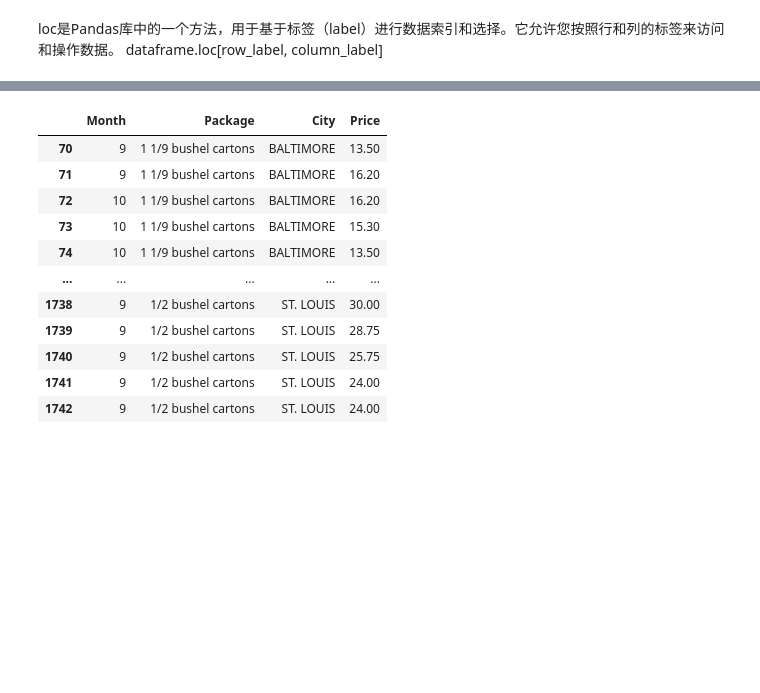
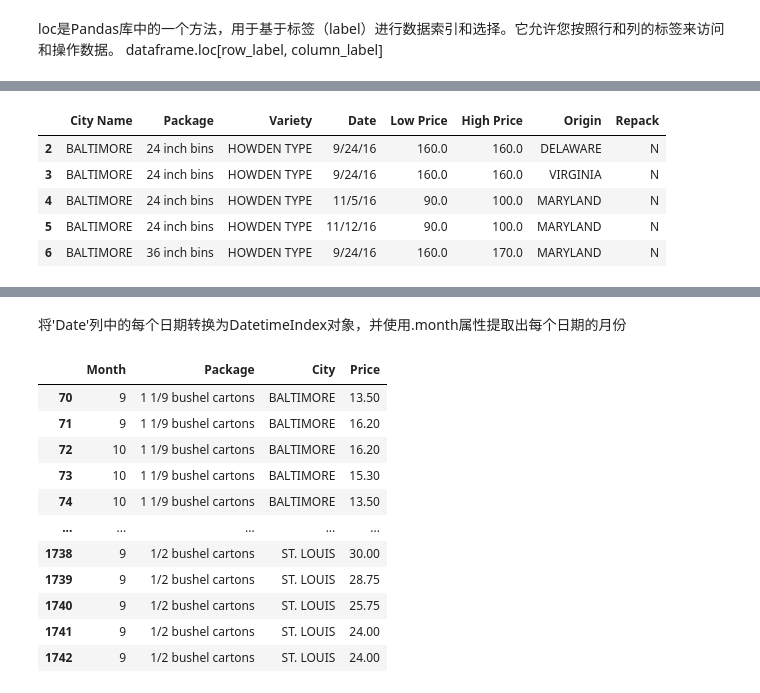
Before and after one commit to FelixHornby/ML-For-Me, a Jupyter notebook: 2-Regression/2-Data/notebook.ipynb, the cells around one changed output, grey strips where cells are left out. Cells and saved outputs as stored; diff of their text form; code cells hidden in the pictures; blank space fills up the shorter version.

```diff
--- a/2-Regression/2-Data/notebook.ipynb
+++ b/2-Regression/2-Data/notebook.ipynb
@@ -131,3 +130,12 @@ See the caveats in the documentation: https://pandas.pydata.org/pandas-docs/stab
+# %%
+pumpkins.head()
+# %% [output]
+|  | City Name | Package | Variety | Date | Low Price | High Price | Origin | Repack |
+| 2 | BALTIMORE | 24 inch bins | HOWDEN TYPE | 9/24/16 | 160.0 | 160.0 | DELAWARE | N |
+| 3 | BALTIMORE | 24 inch bins | HOWDEN TYPE | 9/24/16 | 160.0 | 160.0 | VIRGINIA | N |
+| 4 | BALTIMORE | 24 inch bins | HOWDEN TYPE | 11/5/16 | 90.0 | 100.0 | MARYLAND | N |
+| 5 | BALTIMORE | 24 inch bins | HOWDEN TYPE | 11/12/16 | 90.0 | 100.0 | MARYLAND | N |
+| 6 | BALTIMORE | 36 inch bins | HOWDEN TYPE | 9/24/16 | 160.0 | 170.0 | MARYLAND | N |
 # %%
 ps_2=bushel_pks.loc[ bushel_pks["Package"].str.contains('1/2')].head()
 ps_9=bushel_pks.loc[ bushel_pks["Package"].str.contains('1 1/9')].head()
@@ -145,5 +153,7 @@ pd.concat([ps_2,ps_9])
 | 72 | BALTIMORE | 1 1/9 bushel cartons | PIE TYPE | 10/1/16 | 18.0 | 18.0 | DELAWARE | N | 16.2 |
 | 73 | BALTIMORE | 1 1/9 bushel cartons | PIE TYPE | 10/1/16 | 17.0 | 17.0 | OHIO | N | 15.3 |
 | 74 | BALTIMORE | 1 1/9 bushel cartons | PIE TYPE | 10/8/16 | 15.0 | 15.0 | DELAWARE | N | 13.5 |
+# %% [markdown]
+将'Date'列中的每个日期转换为DatetimeIndex对象，并使用.month属性提取出每个日期的月份
 # %%
 month = pd.DatetimeIndex(bushel_pks['Date']).month
```
Also changed, not shown: parts of 8 cells of this notebook, 2 other files.
